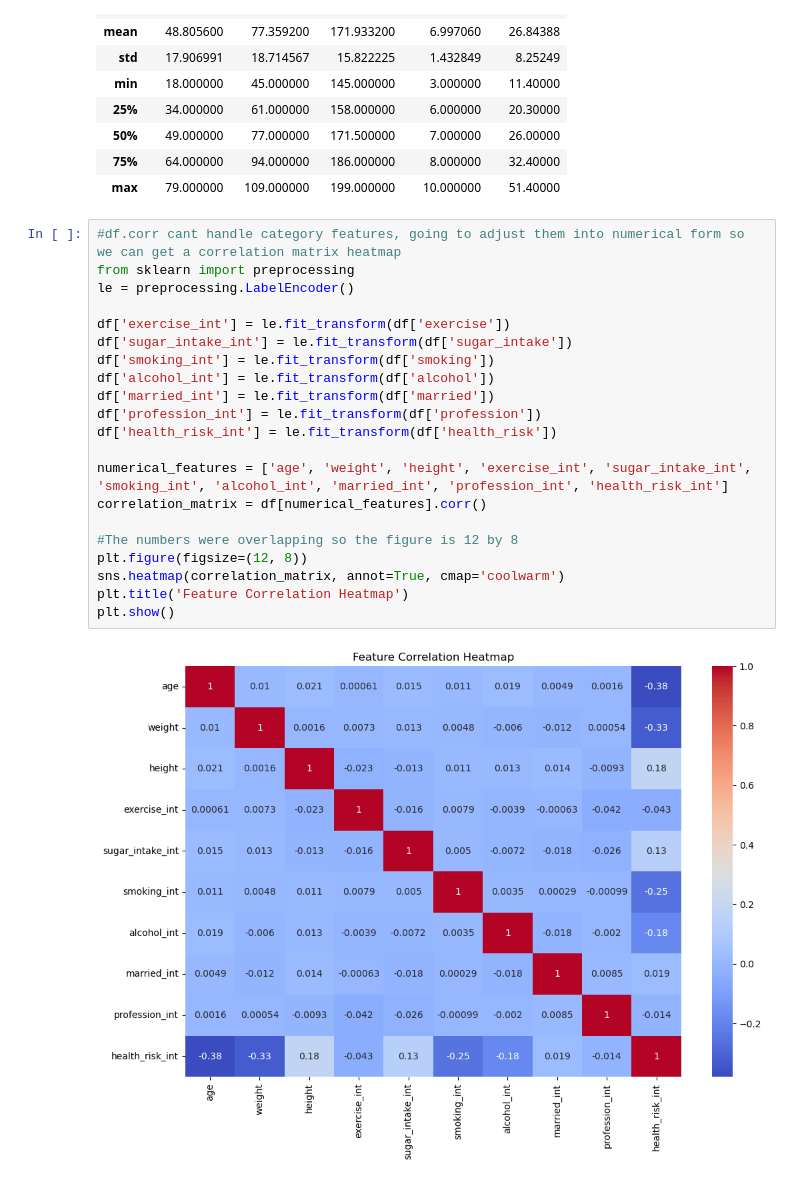
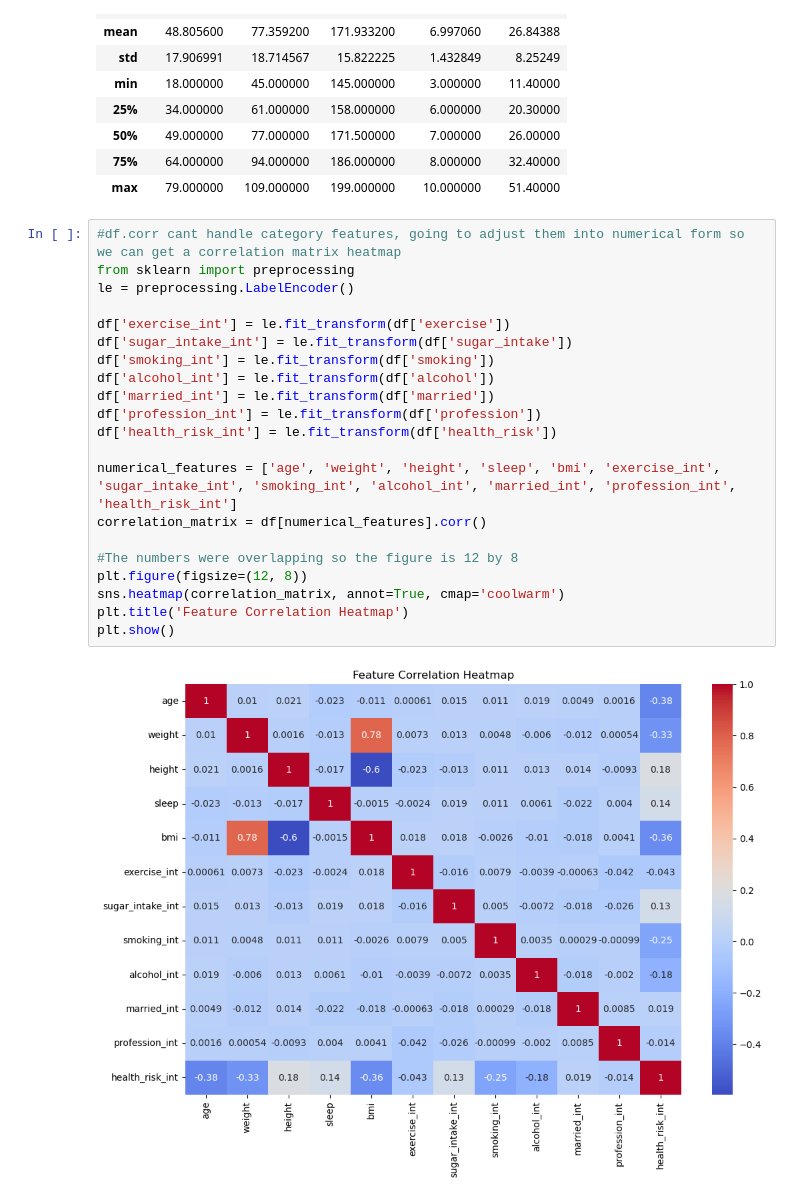
Before and after one commit to MyleeCS/Lifestyle-and-Health-Risk-EDA, a Jupyter notebook: lifestyle-and-health-risk-eda.ipynb, the cells around one changed output. Cells and saved outputs as stored; diff of their text form.

Commit message:
forgot sleep and BMI, added them back in

```diff
--- a/lifestyle-and-health-risk-eda.ipynb
+++ b/lifestyle-and-health-risk-eda.ipynb
@@ -116,23 +116,23 @@ The dataframe described:
 # %%
 #df.corr cant handle category features, going to adjust them into numerical form so we can get a correlation matrix heatmap
 from sklearn import preprocessing
 le = preprocessing.LabelEncoder()
 
 df['exercise_int'] = le.fit_transform(df['exercise'])
 df['sugar_intake_int'] = le.fit_transform(df['sugar_intake'])
 df['smoking_int'] = le.fit_transform(df['smoking'])
 df['alcohol_int'] = le.fit_transform(df['alcohol'])
 df['married_int'] = le.fit_transform(df['married'])
 df['profession_int'] = le.fit_transform(df['profession'])
 df['health_risk_int'] = le.fit_transform(df['health_risk'])
 
-numerical_features = ['age', 'weight', 'height', 'exercise_int', 'sugar_intake_int', 'smoking_int', 'alcohol_int', 'married_int', 'profession_int', 'health_risk_int']
+numerical_features = ['age', 'weight', 'height', 'sleep', 'bmi', 'exercise_int', 'sugar_intake_int', 'smoking_int', 'alcohol_int', 'married_int', 'profession_int', 'health_risk_int']
 correlation_matrix = df[numerical_features].corr()
 
 #The numbers were overlapping so the figure is 12 by 8
 plt.figure(figsize=(12, 8))
 sns.heatmap(correlation_matrix, annot=True, cmap='coolwarm')
 plt.title('Feature Correlation Heatmap')
 plt.show()
 # %% [output]
-[figure, old version]
+[figure, new version]
```
